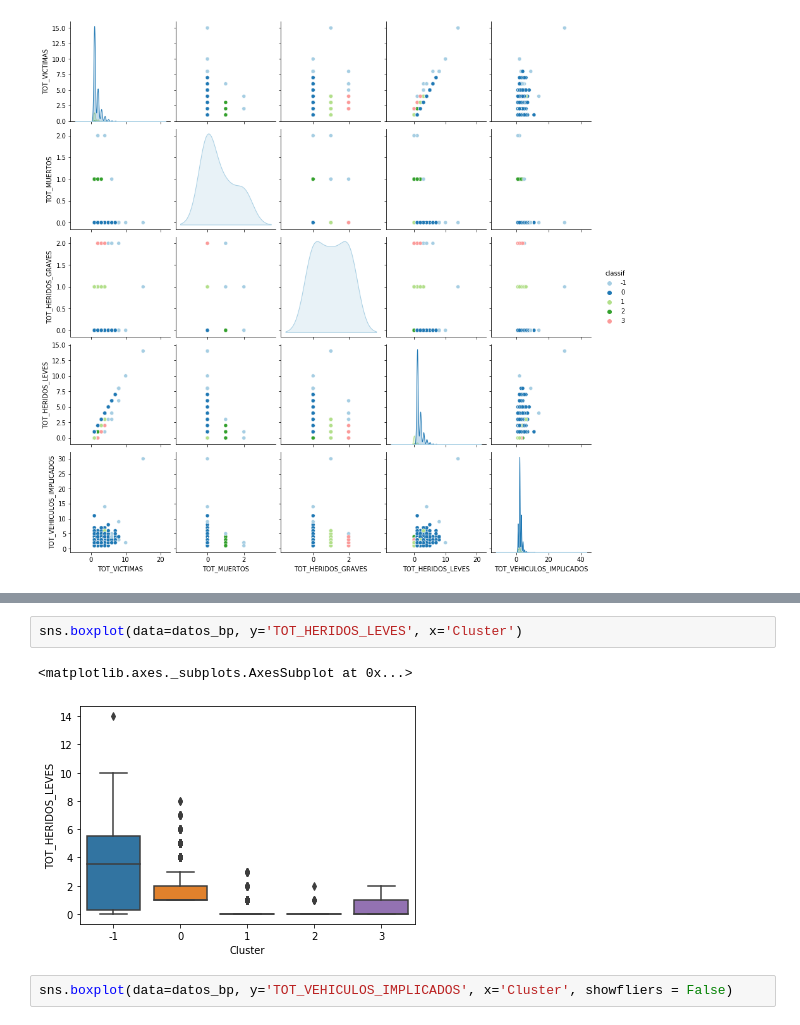
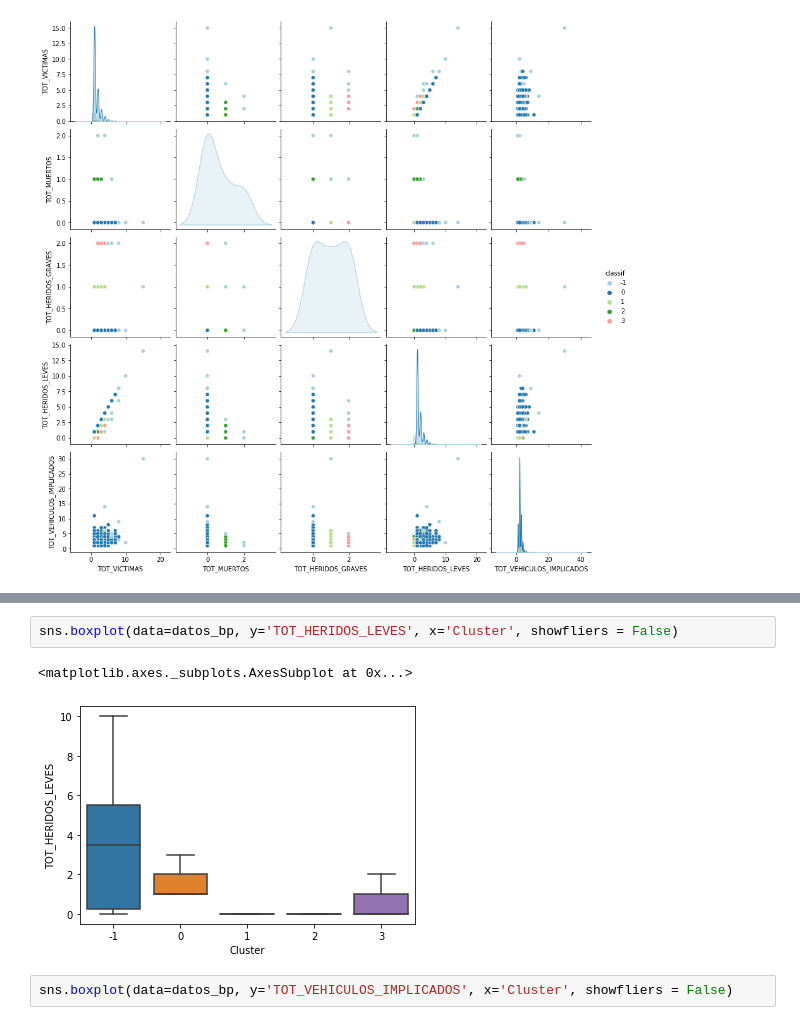
Before and after one commit to patriciacorhid/IN, a Jupyter notebook: P2/P2_accidentes.ipynb, the cells around one changed output, grey strips where cells are left out. Drawn from its saved outputs; the diff is of its cells as text.

```diff
--- a/P2/P2_accidentes.ipynb
+++ b/P2/P2_accidentes.ipynb
@@ -913,10 +915,10 @@ sns.boxplot(data=datos_bp, y='TOT_HERIDOS_GRAVES', x='Cluster')
 <matplotlib.axes._subplots.AxesSubplot at 0x...>
 [figure]
 # %%
-sns.boxplot(data=datos_bp, y='TOT_HERIDOS_LEVES', x='Cluster')
+sns.boxplot(data=datos_bp, y='TOT_HERIDOS_LEVES', x='Cluster', showfliers = False)
 # %% [output]
 <matplotlib.axes._subplots.AxesSubplot at 0x...>
-[figure, old version]
+[figure, new version]
 # %%
 sns.boxplot(data=datos_bp, y='TOT_VEHICULOS_IMPLICADOS', x='Cluster', showfliers = False)
 # %% [output]
```
Also changed, not shown: parts of 11 cells of this notebook, 4 other files.
